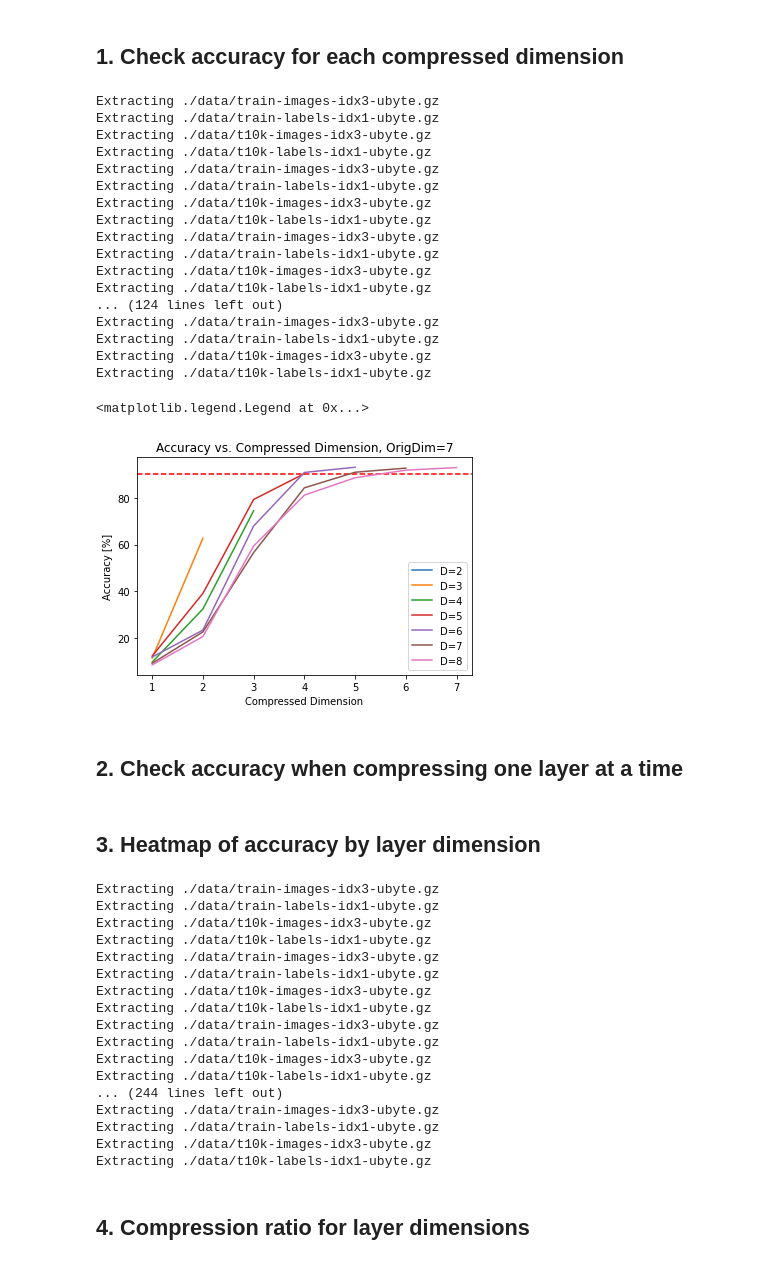
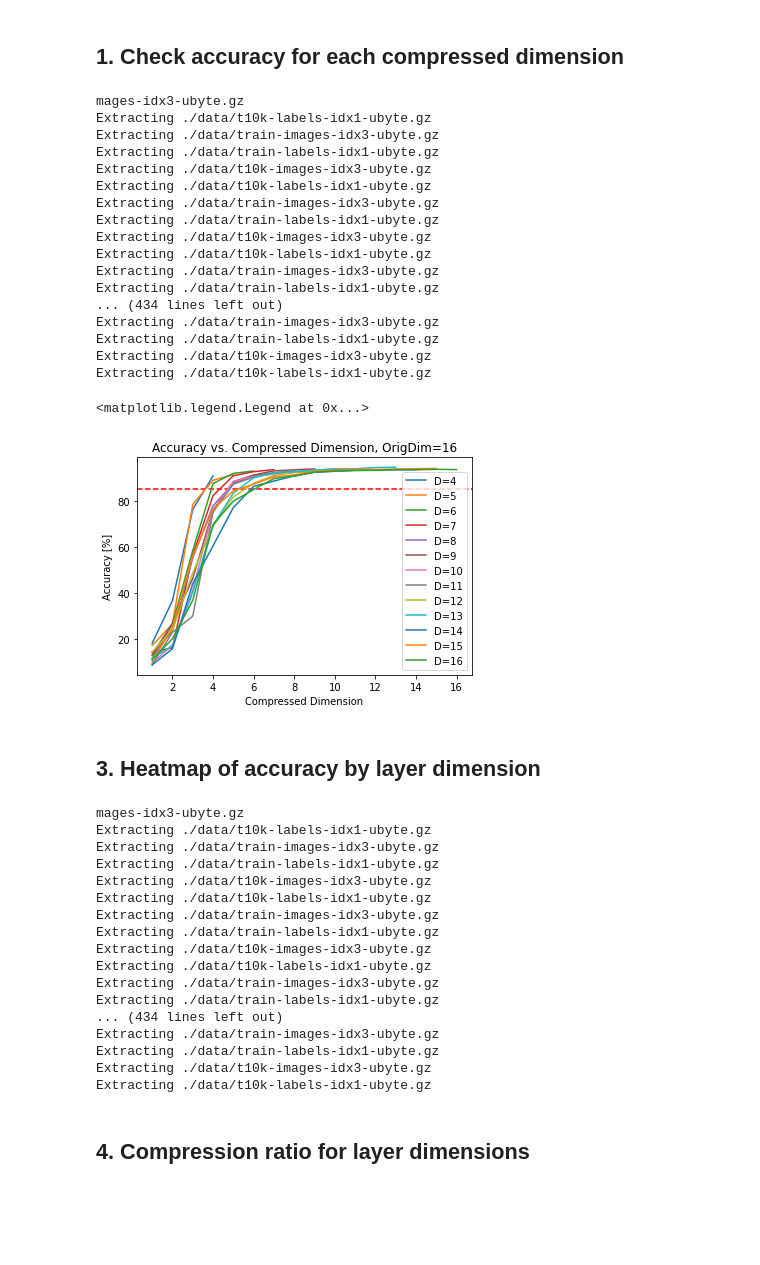
Before and after one commit to aaronleesander/DMRG-inspired-Algorithms-for-Neural-Network-Compression, a Jupyter notebook: DMRG/NN_Multi_Model.ipynb, the cells around one changed output. Drawn from its saved outputs; the diff is of its cells as text; code cells hidden in the pictures; blank space fills up the shorter version.

Commit message:
multi-model analysis added

```diff
--- a/DMRG/NN_Multi_Model.ipynb
+++ b/DMRG/NN_Multi_Model.ipynb
@@ -206,12 +206,12 @@ def calculate_params(data):
 # %% [markdown]
 ## 1. Train
 # %%
-D = 8
-threshold = 90
+D = 16
+threshold = 85
 # %%
 # List of layer 1 weights (0-3), layer 1 bias (4), layer 2 weights (5-8), layer 2 bias (9)
 all_weights = []
-for bond_dim in range(2, D+1):
+for bond_dim in range(4, D+1):
     weights = MPO.main(r_1=bond_dim, r_2=bond_dim)
     all_weights.append(weights)
 # %% [output]
@@ -244,11 +244,18 @@ class Model:
         self.MPS_1 = close_legs(self.MPO_1)
 
         self.compressed_MPS_0, _, _ = compress_NN(self.MPS_0, phys_dim=[16, 28, 28, 16], threshold=1e-8, plot=0)
+        self.compressed_MPS_0.append(self.MPS_0)
         self.compressed_MPS_1, _, _ = compress_NN(self.MPS_1, phys_dim=[4, 40, 4, 4], threshold=1e-8, plot=0)
+        self.compressed_MPS_1.append(self.MPS_1)
+
+        self.acc_matrix = []
+        self.compression_matrix = []
+        self.best_W0 = []
+        self.best_W1 = []
 # %% [markdown]
 ## 3. Check that MPO is correct based on accuracy from model
 # %%
 all_models = []
-for i in range(2, D+1):
-    all_models.append(Model(all_weights[i-2], bond_dim=i))
+for i in range(4, D+1):
+    all_models.append(Model(all_weights[i-4], bond_dim=i))
 # %% [output]
@@ -382,37 +389,35 @@ for model in all_models:
     data1 = acc
     data2 = params
 
 
-    plt.plot(x, acc_compressed, label="D=%d" % (len(model.compressed_MPS_0)+1))
+    plt.plot(x, acc_compressed, label="D=%d" % (len(model.compressed_MPS_0)))
 
 
 plt.legend()
 
     # plt.figure()
     # plt.plot(x, time_compressed)
     # plt.title('Contraction Time vs. Compressed Dimension')
     # plt.xlabel('Time [s]')
     # plt.ylabel('Compressed Dimension')
     # plt.axhline(time_orig, color='r', linestyle='--')
 # %% [output]
+mages-idx3-ubyte.gz
+Extracting ./data/t10k-labels-idx1-ubyte.gz
 Extracting ./data/train-images-idx3-ubyte.gz
 Extracting ./data/train-labels-idx1-ubyte.gz
 Extracting ./data/t10k-images-idx3-ubyte.gz
 Extracting ./data/t10k-labels-idx1-ubyte.gz
 Extracting ./data/train-images-idx3-ubyte.gz
 Extracting ./data/train-labels-idx1-ubyte.gz
 Extracting ./data/t10k-images-idx3-ubyte.gz
 Extracting ./data/t10k-labels-idx1-ubyte.gz
 Extracting ./data/train-images-idx3-ubyte.gz
 Extracting ./data/train-labels-idx1-ubyte.gz
-Extracting ./data/t10k-images-idx3-ubyte.gz
-Extracting ./data/t10k-labels-idx1-ubyte.gz
-... (124 lines left out)
+... (434 lines left out)
 Extracting ./data/train-images-idx3-ubyte.gz
 Extracting ./data/train-labels-idx1-ubyte.gz
 Extracting ./data/t10k-images-idx3-ubyte.gz
 Extracting ./data/t10k-labels-idx1-ubyte.gz
 <matplotlib.legend.Legend at 0x...>
-[figure, old version]
+[figure, new version]
-# %% [markdown]
-## 2. Check accuracy when compressing one layer at a time
@@ -472,22 +424,24 @@ Extracting ./data/t10k-labels-idx1-ubyte.gz
 # %% [markdown]
 ## 3. Heatmap of accuracy by layer dimension
 # %%
-acc_orig, time_orig = FC2(MPO_0, bias_0, MPO_1, bias_1)
-acc_matrix = []
-for W0_dim in range(1, len(compressed_MPS_0)+1):
-    acc_array = []
-    MPS_0_test = compressed_MPS_0[W0_dim-1]
-    for W1_dim in range(1, len(compressed_MPS_1)+1):
-        MPS_1_test = compressed_MPS_1[W1_dim-1]
+for model in all_models:
+    acc_orig, time_orig = FC2(model.MPO_0, model.bias_0, model.MPO_1, model.bias_1)
+    acc_matrix = []
+    for W0_dim in range(1, len(model.compressed_MPS_0)+1):
+        acc_array = []
+        MPS_0_test = model.compressed_MPS_0[W0_dim-1]
+        for W1_dim in range(1, len(model.compressed_MPS_1)+1):
+            MPS_1_test = model.compressed_MPS_1[W1_dim-1]
 
-        dim_0 = [MPS_0_test[0].shape[1], MPS_0_test[1].shape[1], MPS_0_test[2].shape[1], MPS_0_test[3].shape[1]]
-        dim_1 = [MPS_1_test[0].shape[1], MPS_1_test[1].shape[1], MPS_1_test[2].shape[1], MPS_1_test[3].shape[1]]
-        MPO_0_test = open_legs(MPS_0_test, MPO_0, bond_dim=dim_0)
-        MPO_1_test = open_legs(MPS_1_test, MPO_1, bond_dim=dim_1)
+            dim_0 = [MPS_0_test[0].shape[1], MPS_0_test[1].shape[1], MPS_0_test[2].shape[1], MPS_0_test[3].shape[1]]
+            dim_1 = [MPS_1_test[0].shape[1], MPS_1_test[1].shape[1], MPS_1_test[2].shape[1], MPS_1_test[3].shape[1]]
+            MPO_0_test = open_legs(MPS_0_test, model.MPO_0, bond_dim=dim_0)
+            MPO_1_test = open_legs(MPS_1_test, model.MPO_1, bond_dim=dim_1)
 
-        acc, _ = FC2(MPO_0_test, bias_0, MPO_1_test, bias_1)
-        acc_array.append(acc)
-    acc_matrix.append(acc_array)
+            acc, _ = FC2(MPO_0_test, model.bias_0, MPO_1_test, model.bias_1)
+            acc_array.append(acc)
+        acc_matrix.append(acc_array)
+    model.acc_matrix = acc_matrix
 # fig, ax = plt.subplots()
 # im = ax.imshow(acc_matrix, cmap='inferno_r')
 
@@ -511,6 +465,8 @@ for W0_dim in range(1, len(compressed_MPS_0)+1):
 #         text = ax.text(j, i, np.round(acc_matrix[i][j], 2),
 #                        ha="center", va="center", color="w")
 # %% [output]
+mages-idx3-ubyte.gz
+Extracting ./data/t10k-labels-idx1-ubyte.gz
 Extracting ./data/train-images-idx3-ubyte.gz
 Extracting ./data/train-labels-idx1-ubyte.gz
 Extracting ./data/t10k-images-idx3-ubyte.gz
@@ -521,9 +477,7 @@ Extracting ./data/t10k-images-idx3-ubyte.gz
 Extracting ./data/t10k-labels-idx1-ubyte.gz
 Extracting ./data/train-images-idx3-ubyte.gz
 Extracting ./data/train-labels-idx1-ubyte.gz
-Extracting ./data/t10k-images-idx3-ubyte.gz
-Extracting ./data/t10k-labels-idx1-ubyte.gz
-... (244 lines left out)
+... (434 lines left out)
 Extracting ./data/train-images-idx3-ubyte.gz
 Extracting ./data/train-labels-idx1-ubyte.gz
 Extracting ./data/t10k-images-idx3-ubyte.gz
```
Also changed, not shown: parts of 17 cells of this notebook, 1 other file.
